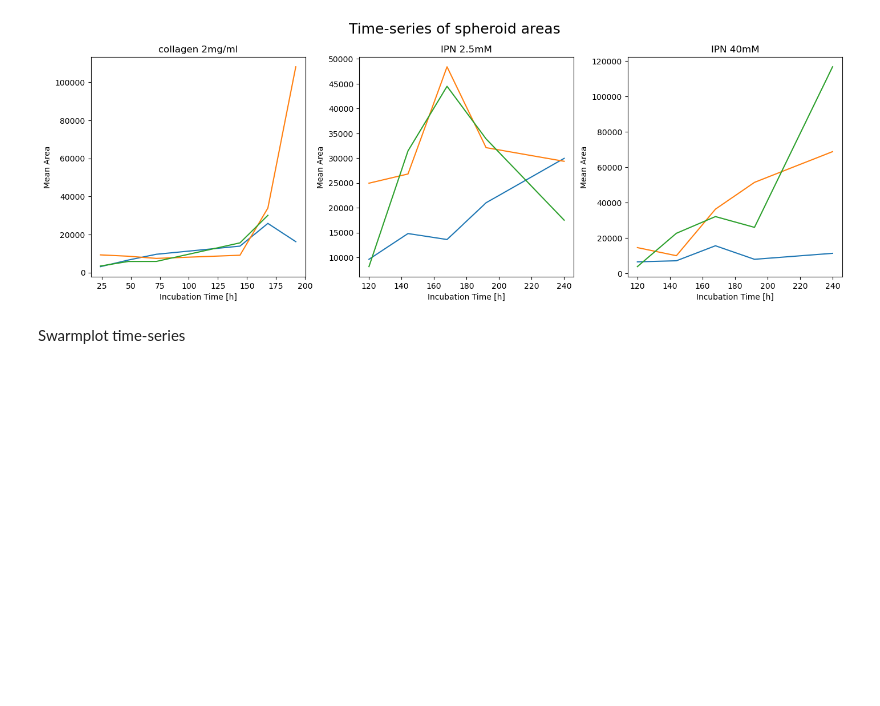
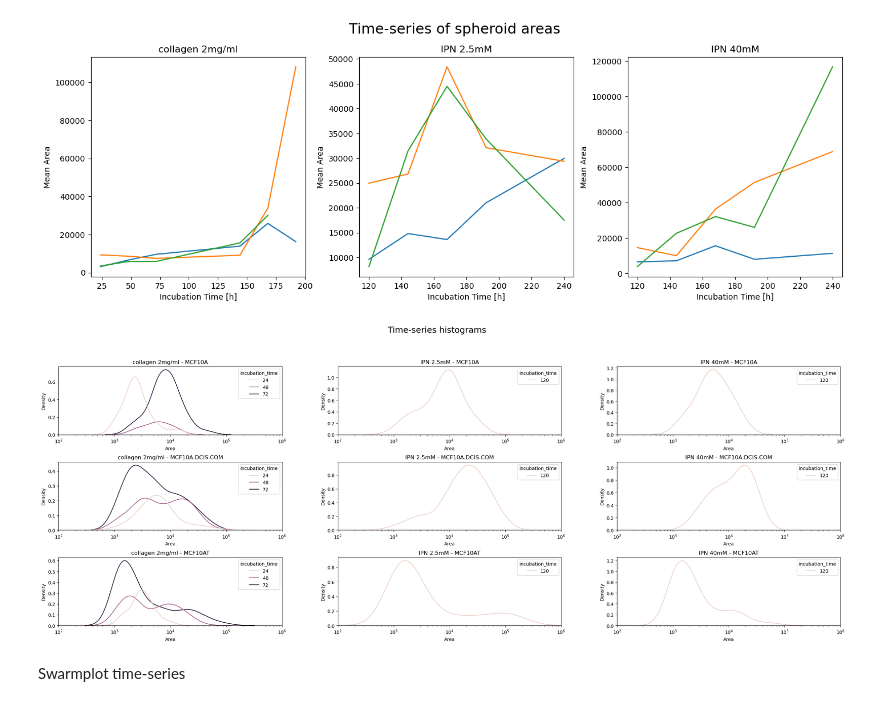
Before and after one commit to ArttuD/InstruProject, a Jupyter notebook: LindaPipes/Experimental_model_1/analysis_exp1.ipynb, the cells around one changed output. Drawn from its saved outputs; the diff is of its cells as text; code cells hidden in the pictures; blank space fills up the shorter version.

```diff
--- a/LindaPipes/Experimental_model_1/analysis_exp1.ipynb
+++ b/LindaPipes/Experimental_model_1/analysis_exp1.ipynb
@@ -37,3 +37,4 @@ DATA LOCATION
 # %%
-path = 'C:/Users/srboval1/OneDrive - Aalto University/Instru/Datafiles'
+path = 'C:/Users/srboval1/OneDrive - Aalto University/Instru/Datafiles/Exp1'
 Exp1 = pd.read_csv(path +'/contours_exp1.csv', index_col=None)
+print(Exp1.columns)
@@ -43,3 +54,18 @@ df_plot= Exp1[columns_to_plot]
 
 unique_materials = df_plot['material'].unique()
 unique_lines = df_plot['cell_line'].unique()
+# %%
+#print(Exp1.head)
+
+for i,unique_material in enumerate(unique_materials):
+    specific_df = Exp1[(Exp1['material'] == unique_material)]
+    for j,unique_line in enumerate(unique_lines):
+        specific_specific_df = specific_df[(specific_df['cell_line'] == unique_line)]
+        unique_times = specific_specific_df['incubation_time'].unique()
+        for k,unique_time in enumerate(unique_times):
+            specific_specific_specific_df = specific_specific_df[(specific_specific_df['incubation_time'] == unique_time)]
+            print(unique_material, unique_line, 'incubation time:',unique_time,'number of pictures:', len(specific_specific_specific_df['path'].unique()))
+            for l in specific_specific_specific_df['path'].unique():
+                print(l)
+
+    break
@@ -76,21 +120,23 @@ for i,unique_material in enumerate(unique_materials):
 # %%
 fig, axs = plt.subplots(3, len(unique_materials), figsize=(30,10))
 plt.subplots_adjust(wspace=0.25, hspace=0.4)
 fig.suptitle("Time-series histograms", fontsize=18, y=1)
 
 timestamp = 140     #DEFINE
 cuttof_area = 1000  #DEFINE
 
 for i,unique_material in enumerate(unique_materials):
     specific_df = df_plot[(df_plot['material'] == unique_material) & (df_plot['area'] > cuttof_area) ]
     for j,unique_line in enumerate(unique_lines):
         specific_specific_df = specific_df[(specific_df['cell_line'] == unique_line) & (specific_df['incubation_time'] < timestamp)]
         ax=axs[j,i]
-        sns.kdeplot(specific_specific_df, x='area',ax=ax, hue='incubation_time', log_scale=True, palette=palette)
+        sns.kdeplot(specific_specific_df, x='area',ax=ax, hue='incubation_time', log_scale=True)
         ax.set_xlabel('Area')
         ax.set_title(f'{unique_material} - {unique_line}')
         ax.set_xlim(100,1000000)
         #ax.set_ylim(0,0.6)
+# %% [output]
+[figure, added]
 # %% [markdown]
 Swarmplot time-series
 # %%
```
Also changed, not shown: parts of 11 cells of this notebook, 1 other file.
